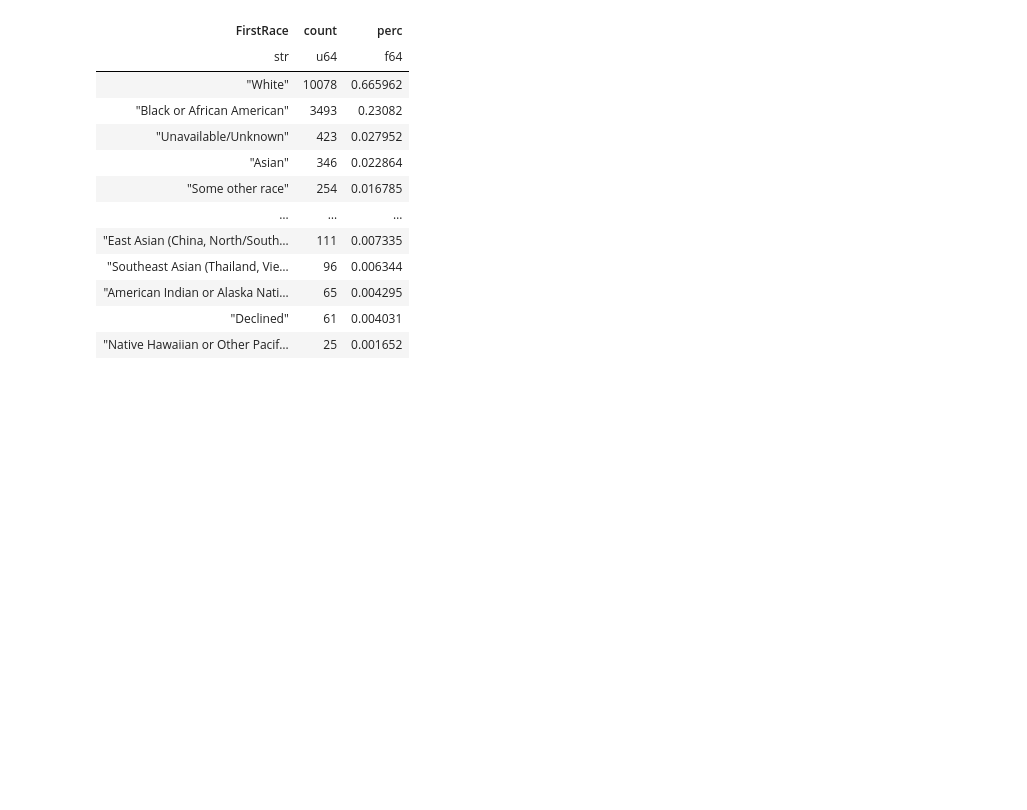
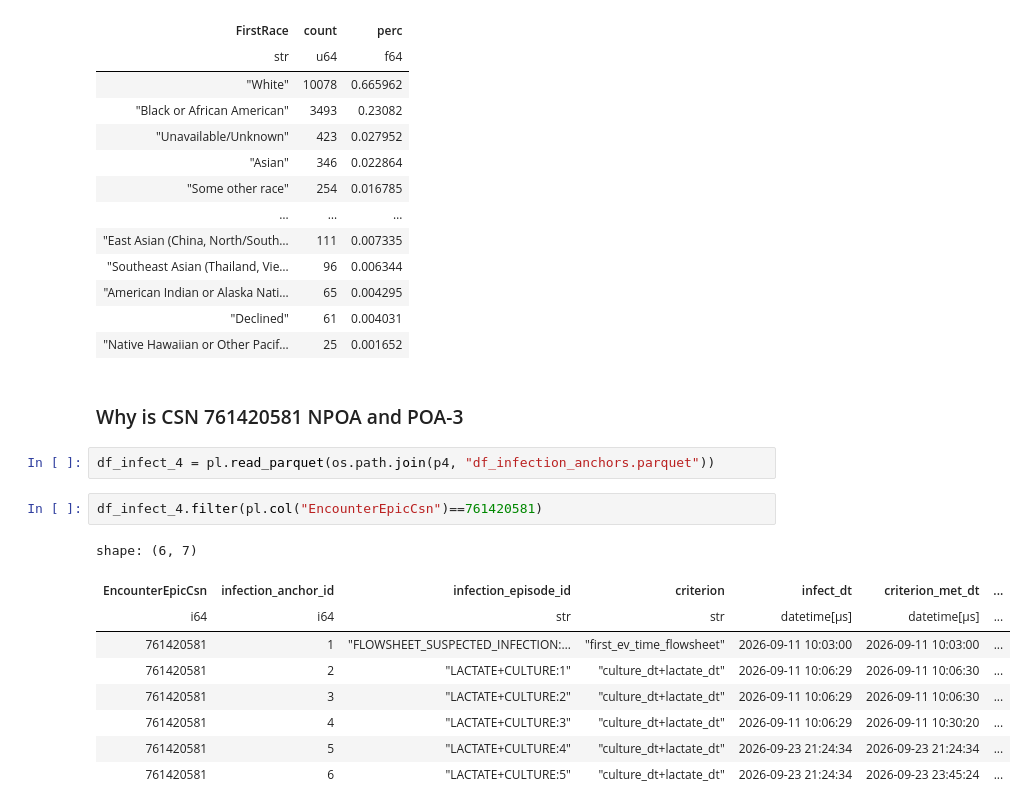
Before and after one commit to UTSW-CIC/Sepsis-Analysis, a Jupyter notebook: notebooks/scratches-requests/00_phase4_phase3_output.ipynb, the cells around one changed output. Saved outputs shown, nothing was run; the diff lists cells and outputs as text; blank space fills up the shorter version.

```diff
--- a/notebooks/scratches-requests/00_phase4_phase3_output.ipynb
+++ b/notebooks/scratches-requests/00_phase4_phase3_output.ipynb
@@ -146,3 +170,19 @@ shape: (11, 3)
 | "American Indian or Alaska Nati… | 65 | 0.004295 |
 | "Declined" | 61 | 0.004031 |
 | "Native Hawaiian or Other Pacif… | 25 | 0.001652 |
+# %% [markdown]
+### Why is CSN 761420581 NPOA and POA-3
+# %%
+df_infect_4 = pl.read_parquet(os.path.join(p4, "df_infection_anchors.parquet"))
+# %%
+df_infect_4.filter(pl.col("EncounterEpicCsn")==761420581)
+# %% [output]
+shape: (6, 7)
+| EncounterEpicCsn | infection_anchor_id | infection_episode_id | criterion | infect_dt | criterion_met_dt | ... |
+| i64 | i64 | str | str | datetime[μs] | datetime[μs] | ... |
+| 761420581 | 1 | "FLOWSHEET_SUSPECTED_INFECTION:… | "first_ev_time_flowsheet" | 2026-09-11 10:03:00 | 2026-09-11 10:03:00 | ... |
+| 761420581 | 2 | "LACTATE+CULTURE:1" | "culture_dt+lactate_dt" | 2026-09-11 10:06:29 | 2026-09-11 10:06:30 | ... |
+| 761420581 | 3 | "LACTATE+CULTURE:2" | "culture_dt+lactate_dt" | 2026-09-11 10:06:29 | 2026-09-11 10:06:30 | ... |
+| 761420581 | 4 | "LACTATE+CULTURE:3" | "culture_dt+lactate_dt" | 2026-09-11 10:06:29 | 2026-09-11 10:30:20 | ... |
+| 761420581 | 5 | "LACTATE+CULTURE:4" | "culture_dt+lactate_dt" | 2026-09-23 21:24:34 | 2026-09-23 21:24:34 | ... |
+| 761420581 | 6 | "LACTATE+CULTURE:5" | "culture_dt+lactate_dt" | 2026-09-23 21:24:34 | 2026-09-23 23:45:24 | ... |
```
Also changed, not shown: parts of 22 cells of this notebook, 12 other files.
